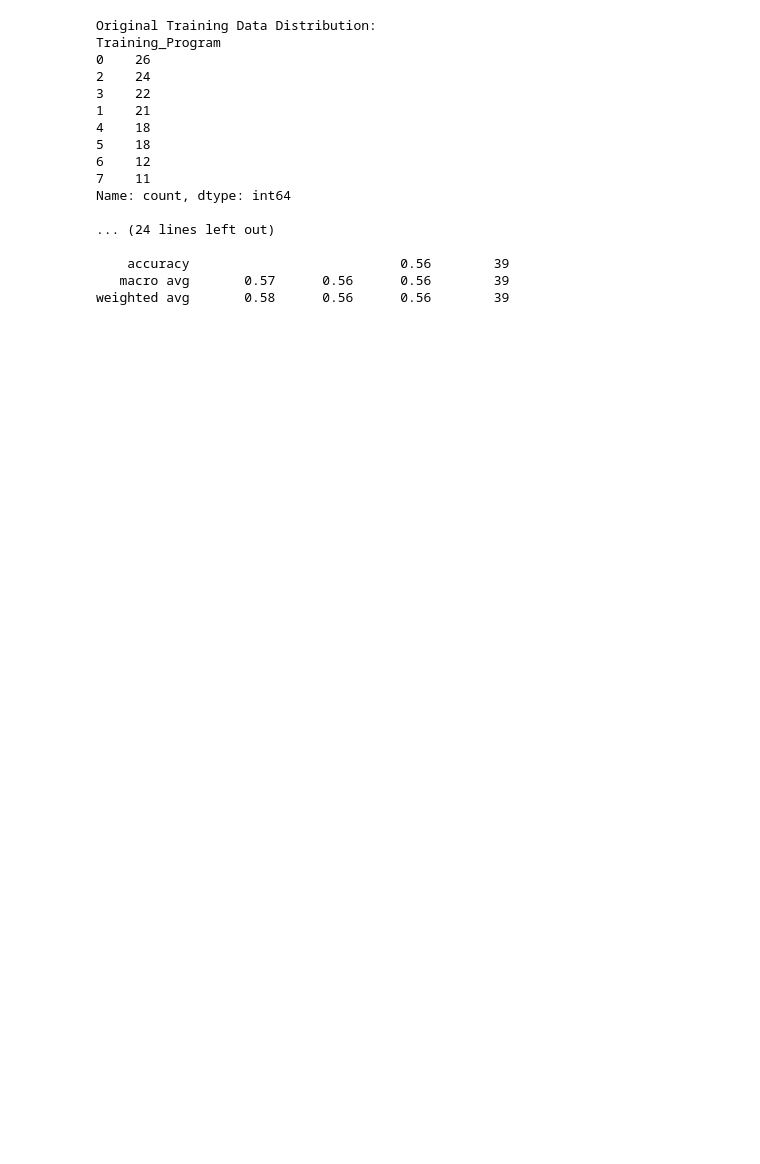
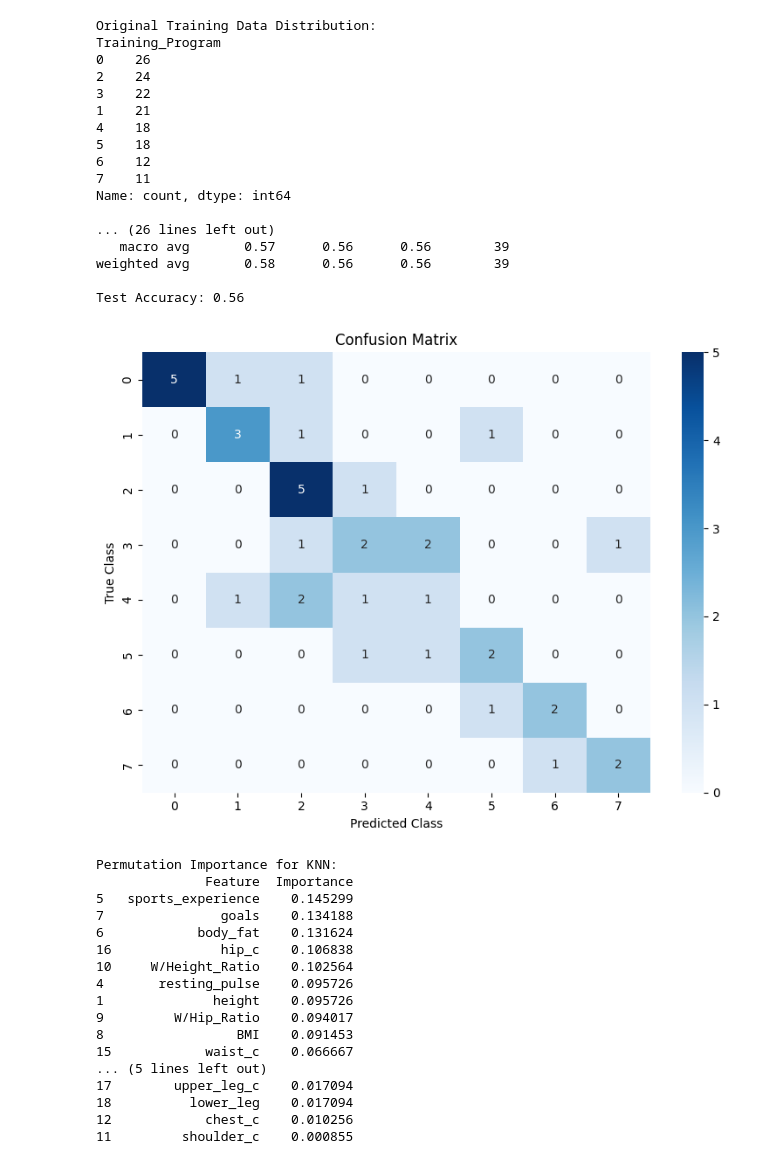
Before and after one commit to idilersudas/MastersProject, a Jupyter notebook: KNN_MulticlassClassification.ipynb, the cells around one changed output. Cells and saved outputs as stored; diff of their text form; code cells hidden in the pictures; blank space fills up the shorter version.

```diff
--- a/KNN_MulticlassClassification.ipynb
+++ b/KNN_MulticlassClassification.ipynb
@@ -53,34 +55,87 @@ random_search_knn = RandomizedSearchCV(
     random_state=12,
     verbose=1,
     n_jobs=-1
 )
 
 # Fit the RandomizedSearchCV
 random_search_knn.fit(X_train_resampled, y_train_resampled)
 
 # Best parameters and model performance
 print("Best Parameters for KNN:", random_search_knn.best_params_)
 
 # Evaluate the best model
 best_knn = random_search_knn.best_estimator_
 y_pred_knn = best_knn.predict(X_test)
-print("Classification Report for KNN:")
+
+# Evaluate the model
+print("Classification Report:")
 print(classification_report(y_test, y_pred_knn))
+
+# Confusion Matrix
+conf_matrix = confusion_matrix(y_test, y_pred_knn)
+
+# Visualize the confusion matrix
+plt.figure(figsize=(8, 6))
+sns.heatmap(conf_matrix, annot=True, fmt='d', cmap='Blues', xticklabels=best_knn.classes_, yticklabels=best_knn.classes_)
+plt.title('Confusion Matrix')
+plt.xlabel('Predicted Class')
+plt.ylabel('True Class')
+plt.tight_layout()
+plt.show()
+
+
+# Calculate Permutation Importance
+perm_importance_knn = permutation_importance(best_knn, X_test, y_test, n_repeats=30, random_state=42)
+
+# Store permutation importance in a DataFrame
+knn_importances = pd.DataFrame({
+    'Feature': X.columns,
+    'Importance': perm_importance_knn.importances_mean
+}).sort_values(by='Importance', ascending=False)
+
+# Display the feature importances
+print("Permutation Importance for KNN:")
+print(knn_importances)
+
+# Plot the feature importances
+plt.figure(figsize=(10, 6))
+sns.barplot(data=knn_importances, x='Importance', y='Feature', palette='viridis')
+plt.title('Feature Importance from Permutation for KNN', fontsize=16)
+plt.tight_layout()
+plt.show()
 # %% [output]
 Original Training Data Distribution:
 Training_Program
 0    26
 2    24
 3    22
 1    21
 4    18
 5    18
 6    12
 7    11
 Name: count, dtype: int64
 
-... (24 lines left out)
-
-    accuracy                           0.56        39
+... (26 lines left out)
    macro avg       0.57      0.56      0.56        39
 weighted avg       0.58      0.56      0.56        39
+
+Test Accuracy: 0.56
+[figure, added]
+Permutation Importance for KNN:
+              Feature  Importance
+5   sports_experience    0.145299
+7               goals    0.134188
+6            body_fat    0.131624
+16              hip_c    0.106838
+10     W/Height_Ratio    0.102564
+4       resting_pulse    0.095726
+1              height    0.095726
+9         W/Hip_Ratio    0.094017
+8                 BMI    0.091453
+15            waist_c    0.066667
+... (5 lines left out)
+17        upper_leg_c    0.017094
+18          lower_leg    0.017094
+12            chest_c    0.010256
+11         shoulder_c    0.000855
```
Also changed, not shown: parts of 3 cells of this notebook, 3 other files.
